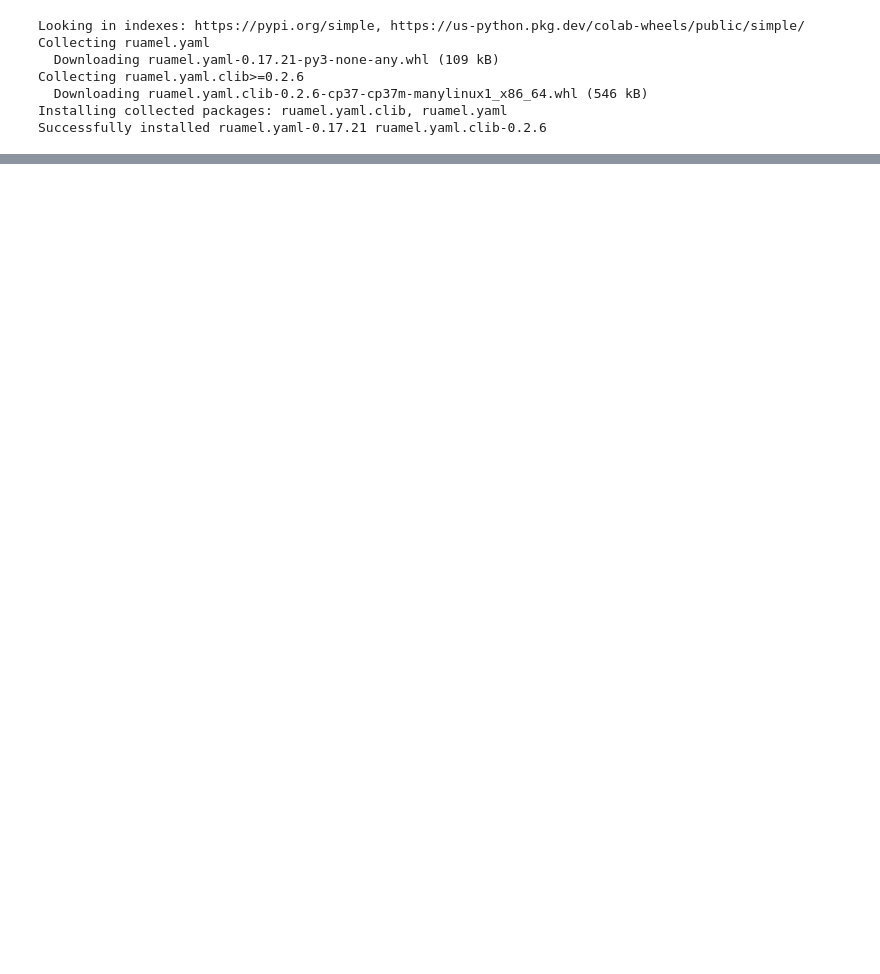
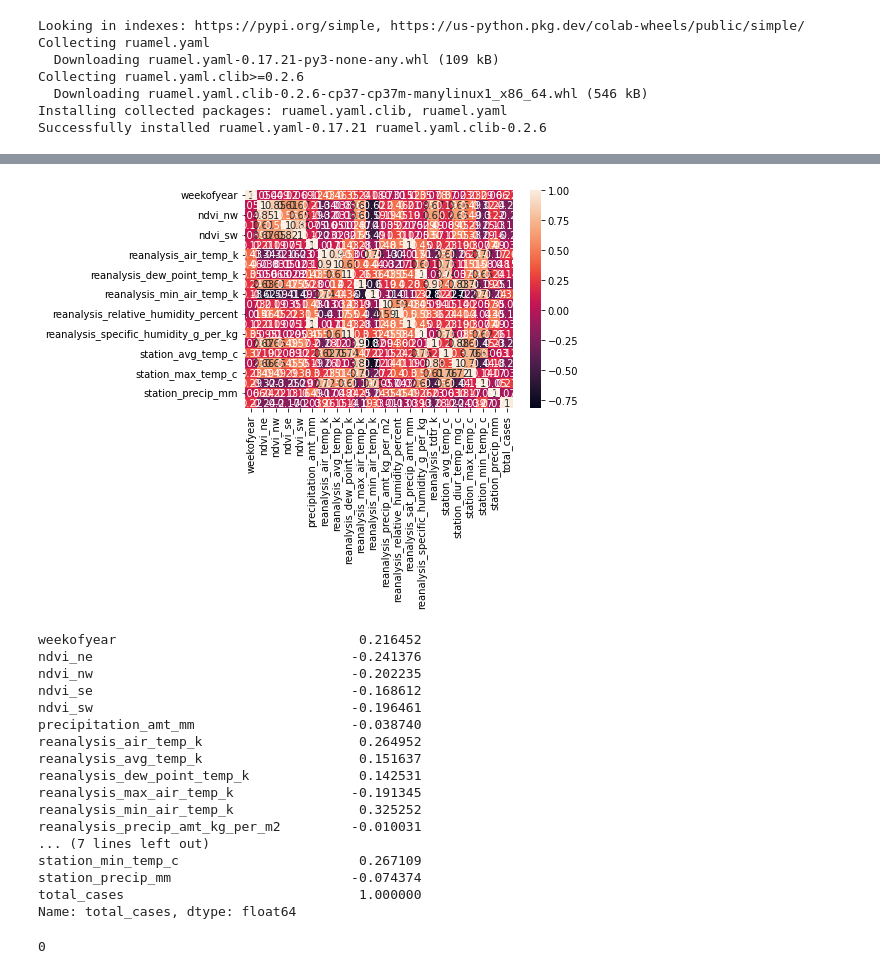
Before and after one commit to Camouflage10/disease-spread-model, a Jupyter notebook: disease_model.ipynb, the cells around one changed output, grey strips where cells are left out. Drawn from its saved outputs; the diff is of its cells as text; code cells hidden in the pictures; blank space fills up the shorter version.

```diff
--- a/disease_model.ipynb
+++ b/disease_model.ipynb
@@ -34,0 +32,5 @@ def load_params():
+# %%
+from matplotlib import text
+x = pd.read_csv ('dengue_features_train.csv')
+y = pd.read_csv('dengue_labels_train.csv')
+test =pd.read_csv ('dengue_features_test.csv')
@@ -34,0 +69,32 @@ def load_params():
+# %%
+test=test.drop(columns=['city', 'year', 'week_start_date'])
+y=y.drop(columns=['city', 'year'])
+x=x.drop(columns=['city', 'year', 'week_start_date'])
+# %%
+#data analysis
+
+x['total_cases']=y['total_cases']
+corrMatrix = x.corr()
+sn.heatmap(corrMatrix, annot=True)
+plt.show()
+lastCol=corrMatrix.iloc[:,-1]
+print(lastCol)
+# %% [output]
+[figure, added]
+weekofyear                               0.216452
+ndvi_ne                                 -0.241376
+ndvi_nw                                 -0.202235
+ndvi_se                                 -0.168612
+ndvi_sw                                 -0.196461
+precipitation_amt_mm                    -0.038740
+reanalysis_air_temp_k                    0.264952
+reanalysis_avg_temp_k                    0.151637
+reanalysis_dew_point_temp_k              0.142531
+reanalysis_max_air_temp_k               -0.191345
+reanalysis_min_air_temp_k                0.325252
+reanalysis_precip_amt_kg_per_m2         -0.010031
+... (7 lines left out)
+station_min_temp_c                       0.267109
+station_precip_mm                       -0.074374
+total_cases                              1.000000
+Name: total_cases, dtype: float64
@@ -34,0 +144,5 @@ def load_params():
+# %%
+#tuning
+x.isnull().values.sum()
+# %% [output]
+0
```
Also changed, not shown: parts of 14 cells of this notebook.
